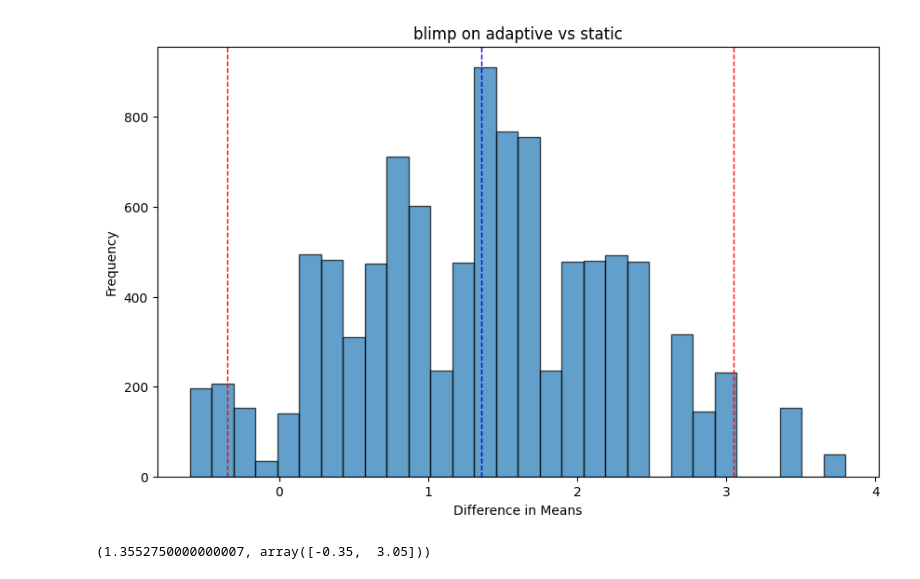
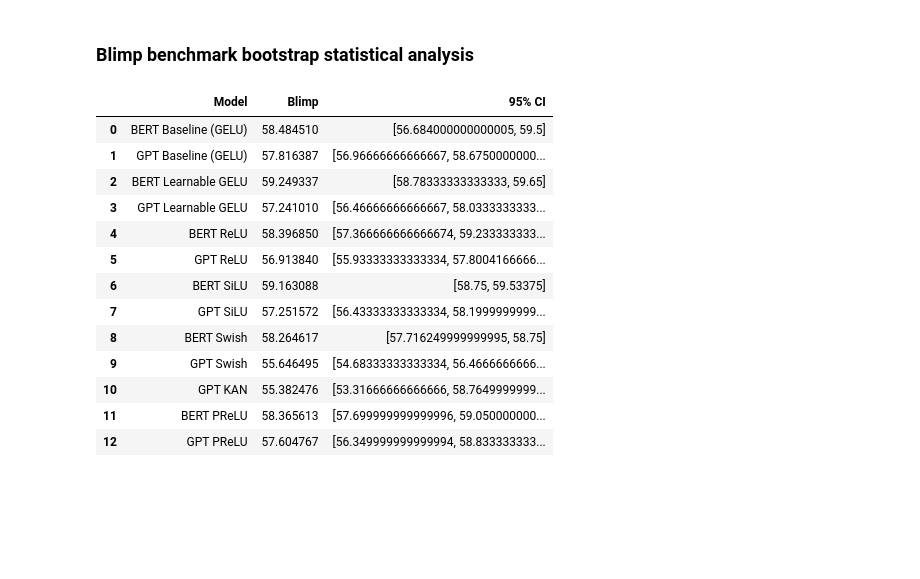
Before and after one commit to AISE-TUDelft/tiny-transformers, a Jupyter notebook: code/filip/statistics.ipynb, the cells around one changed output. Cells and saved outputs as stored; diff of their text form; code cells hidden in the pictures; blank space fills up the shorter version.

```diff
--- a/code/filip/statistics.ipynb
+++ b/code/filip/statistics.ipynb
@@ -4,17 +4,16 @@ from sklearn.utils import resample
 import matplotlib.pyplot as plt
 
 # Function to perform bootstrap sampling
-def bootstrap_diff(model_1_results, model_2_results, n_iterations=10000):
+def bootstrap_mean(model_1_results, n_iterations=10000):
     n_size = len(model_1_results)
     diff_means = []
 
     for i in range(n_iterations):
         # Generate bootstrap sample
         sample_1 = resample(model_1_results, n_samples=n_size, random_state=i)
-        sample_2 = resample(model_2_results, n_samples=n_size, random_state=i)
 
         # Calculate the difference in means
-        diff_mean = np.mean(sample_1) - np.mean(sample_2)
+        diff_mean = np.mean(sample_1)
         diff_means.append(diff_mean)
 
     return diff_means
@@ -173,26 +78,49 @@ plt.show()
-# %%
-static_glue_results = np.array([57.2, 59.9, 57.5, 59.9])
-adaptive_glue_results = np.array([57.8, 57.6, 57.6, 56.1])
-
-# Perform bootstrap sampling
-diff_means_glue = bootstrap_diff(static_glue_results, adaptive_glue_results)
-
-# Calculate 95% confidence interval
-conf_interval_glue = np.percentile(diff_means_glue, [2.5, 97.5])
-mean_diff_glue = np.mean(diff_means_glue)
-
-# Plot the distribution of differences
-plt.figure(figsize=(10, 6))
-plt.hist(diff_means_glue, bins=30, edgecolor='k', alpha=0.7)
-plt.axvline(conf_interval_glue[0], color='r', linestyle='dashed', linewidth=1)
-plt.axvline(conf_interval_glue[1], color='r', linestyle='dashed', linewidth=1)
-plt.axvline(mean_diff_glue, color='blue', linestyle='dashed', linewidth=1)
-plt.title('blimp on adaptive vs static')
-plt.xlabel('Difference in Means')
-plt.ylabel('Frequency')
-plt.show()
-
-(mean_diff_glue, conf_interval_glue)
-# %% [output]
-[figure, removed]
-(1.3552750000000007, array([-0.35,  3.05]))
+# %% [markdown]
+### Blimp benchmark bootstrap statistical analysis
+# %%
+import pandas as pd
+blimp_scores = {
+    "BERT Baseline (GELU)": [54.94, 59.5, 59.6, 59.3, 59.1],
+    "GPT Baseline (GELU)": [59.05, 58.0, 56.6, 56.6, 59.2, 57.4],
+    "BERT Learnable GELU": [59.4, 59.8, 59.3, 59.0, 58.2, 59.8],
+    "GPT Learnable GELU": [56.8, 56.3, 57.4, 58.7, 56.0, 58.3],
+    "BERT ReLU": [58.5, 58.0, 56.1, 59.2, 58.7, 59.9],
+    "GPT ReLU": [56.6, 58.5, 56.1, 57.4, 55.0, 57.9],
+    "BERT SiLU": [58.3, 58.9, 59.8, 59.6, 59.0, 59.4],
+    "GPT SiLU": [56.3, 59.3, 55.9, 57.9, 57.2, 56.9],
+    "BERT Swish": [58, 57.7, 57.2, 58.9, 59, 58.8],
+    "GPT Swish": [53.7, 55, 56, 56.4, 57.2, 55.6],
+    "GPT KAN": [63.43, 52.7, 53.8, 54.9, 54.2, 53.2],
+    "BERT PReLU": [57, 59.8, 58.2, 58.7, 58, 58.5],
+    "GPT PReLU": [59.2, 56.2, 55.5, 56.6, 59.6, 58.5]
+}
+
+# Perform bootstrap sampling for each model group and calculate mean and confidence intervals
+blimp_combined_results = []
+
+for model, scores in blimp_scores.items():
+    baseline_results = np.array(scores)
+    bootstrap_means = bootstrap_mean(baseline_results, n_iterations=10000)
+    conf_interval = np.percentile(bootstrap_means, [2.5, 97.5])
+    mean_bootstrap = np.mean(bootstrap_means)
+    blimp_combined_results.append((model, mean_bootstrap, conf_interval))
+
+# Convert results to DataFrame
+df_combined_results = pd.DataFrame(blimp_combined_results, columns=["Model", "Blimp", "95% CI"])
+
+df_combined_results
+# %% [output]
+|  | Model | Blimp | 95% CI |
+| 0 | BERT Baseline (GELU) | 58.484510 | [56.684000000000005, 59.5] |
+| 1 | GPT Baseline (GELU) | 57.816387 | [56.96666666666667, 58.6750000000... |
+| 2 | BERT Learnable GELU | 59.249337 | [58.78333333333333, 59.65] |
+| 3 | GPT Learnable GELU | 57.241010 | [56.46666666666667, 58.0333333333... |
+| 4 | BERT ReLU | 58.396850 | [57.366666666666674, 59.233333333... |
+| 5 | GPT ReLU | 56.913840 | [55.93333333333334, 57.8004166666... |
+| 6 | BERT SiLU | 59.163088 | [58.75, 59.53375] |
+| 7 | GPT SiLU | 57.251572 | [56.43333333333334, 58.1999999999... |
+| 8 | BERT Swish | 58.264617 | [57.716249999999995, 58.75] |
+| 9 | GPT Swish | 55.646495 | [54.68333333333334, 56.4666666666... |
+| 10 | GPT KAN | 55.382476 | [53.31666666666666, 58.7649999999... |
+| 11 | BERT PReLU | 58.365613 | [57.699999999999996, 59.050000000... |
+| 12 | GPT PReLU | 57.604767 | [56.349999999999994, 58.833333333... |
```
Also changed, not shown: parts of 15 cells of this notebook, 4 other files.
